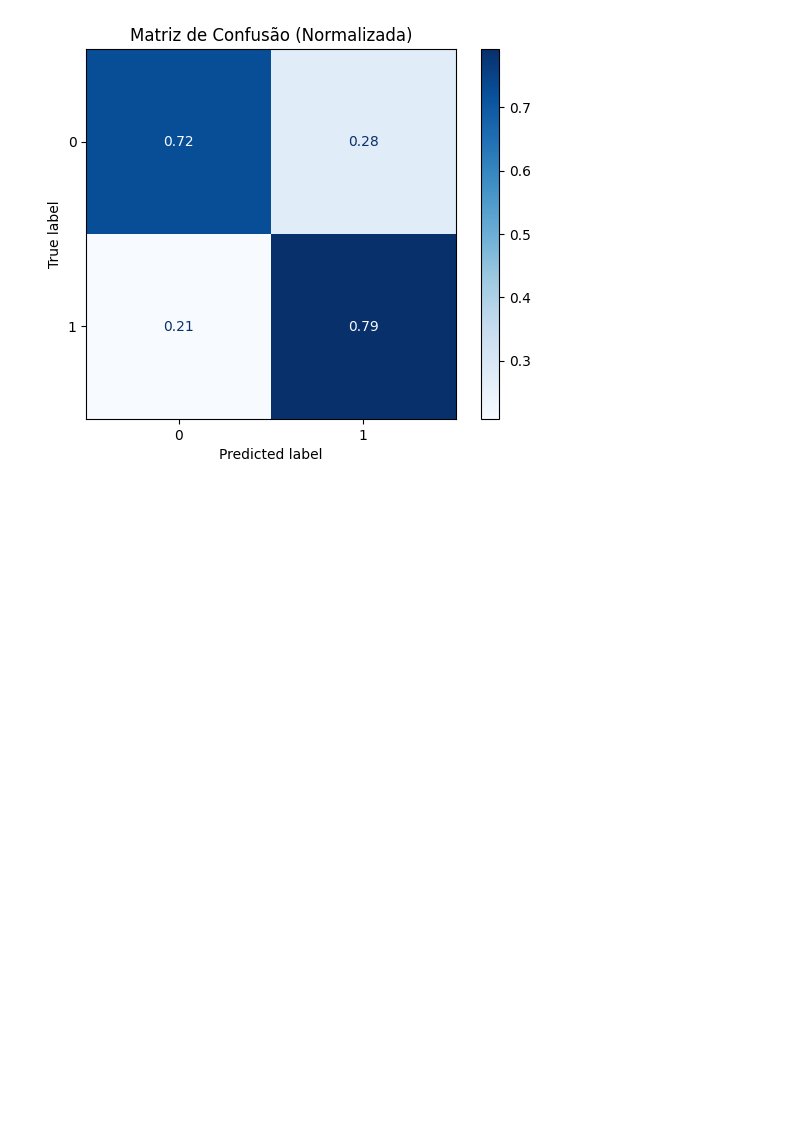
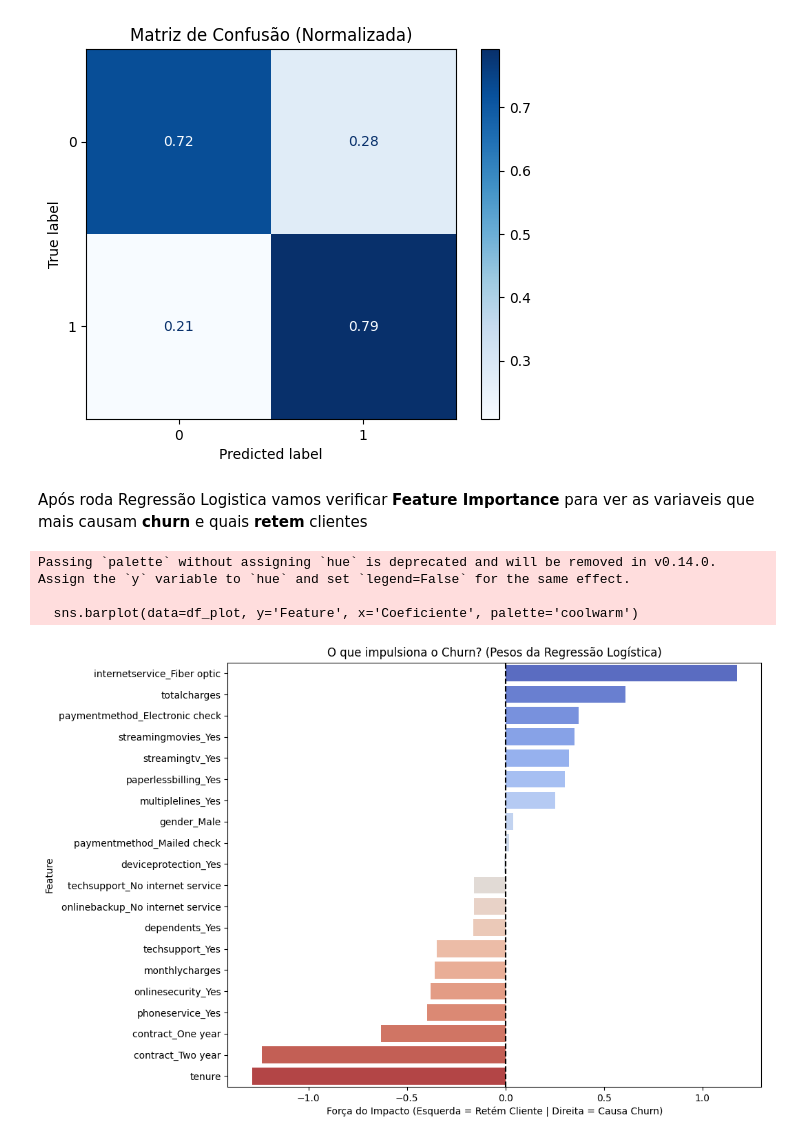
Before and after one commit to JCarapina/projeto-churn-telecom, a Jupyter notebook: notebooks/03_modeling.ipynb, the cells around one changed output. Cells and saved outputs as stored; diff of their text form; code cells hidden in the pictures; blank space fills up the shorter version.

Commit message:
Avaliação de feature importance

```diff
--- a/notebooks/03_modeling.ipynb
+++ b/notebooks/03_modeling.ipynb
@@ -54,3 +54,30 @@ plt.show()
    macro avg       0.71      0.76      0.71      1409
 weighted avg       0.80      0.74      0.76      1409
 [figure]
+# %% [markdown]
+Após roda Regressão Logistica vamos verificar **Feature Importance** para ver as variaveis que mais causam **churn** e quais **retem** clientes
+# %%
+feature_names = X_train.columns
+
+coeficientes = model_logreg.coef_[0]
+
+df_coeficientes = pd.DataFrame({
+    'Feature': feature_names,
+    'Coeficiente': coeficientes
+})
+
+df_coeficientes = df_coeficientes.sort_values(by='Coeficiente', ascending=False)
+
+plt.figure(figsize=(10, 8))
+df_plot = pd.concat([df_coeficientes.head(10), df_coeficientes.tail(10)])
+
+sns.barplot(data=df_plot, y='Feature', x='Coeficiente', palette='coolwarm')
+plt.title('O que impulsiona o Churn? (Pesos da Regressão Logística)')
+plt.axvline(x=0, color='black', linestyle='--') # Linha central
+plt.xlabel('Força do Impacto (Esquerda = Retém Cliente | Direita = Causa Churn)')
+plt.show()
+# %% [output]
+Passing `palette` without assigning `hue` is deprecated and will be removed in v0.14.0. Assign the `y` variable to `hue` and set `legend=False` for the same effect.
+
+  sns.barplot(data=df_plot, y='Feature', x='Coeficiente', palette='coolwarm')
+[figure, added]
```
Also changed, not shown: parts of 1 cell of this notebook.
